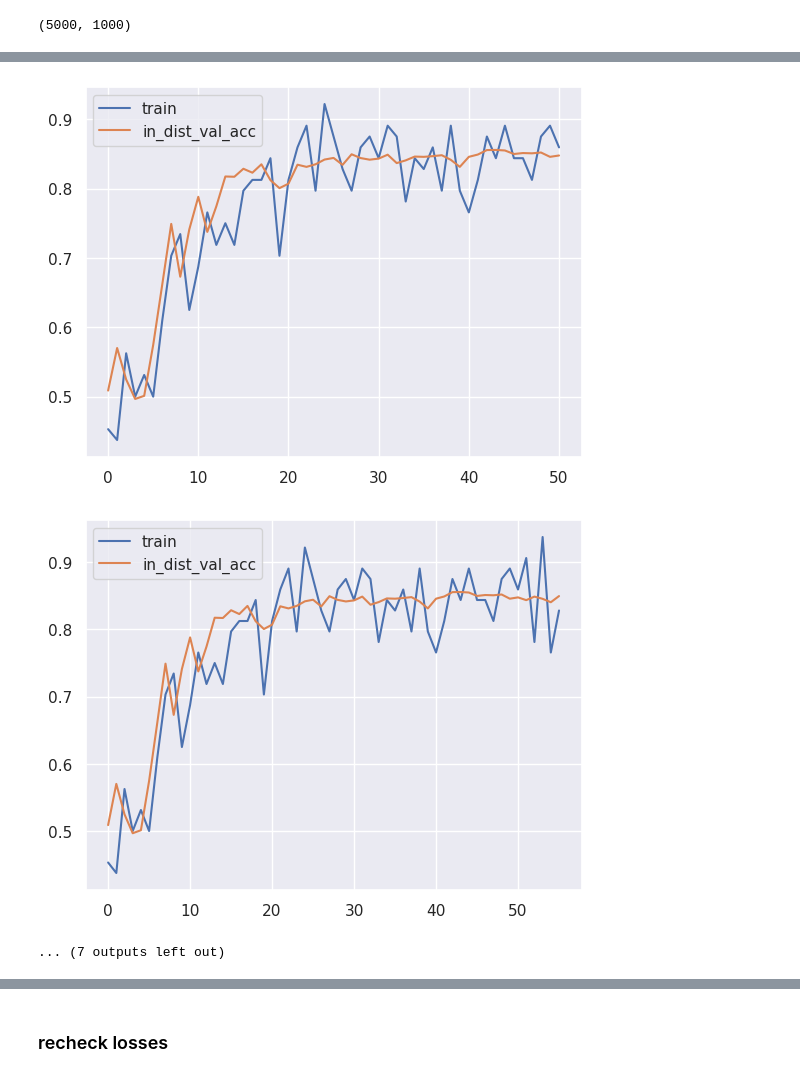
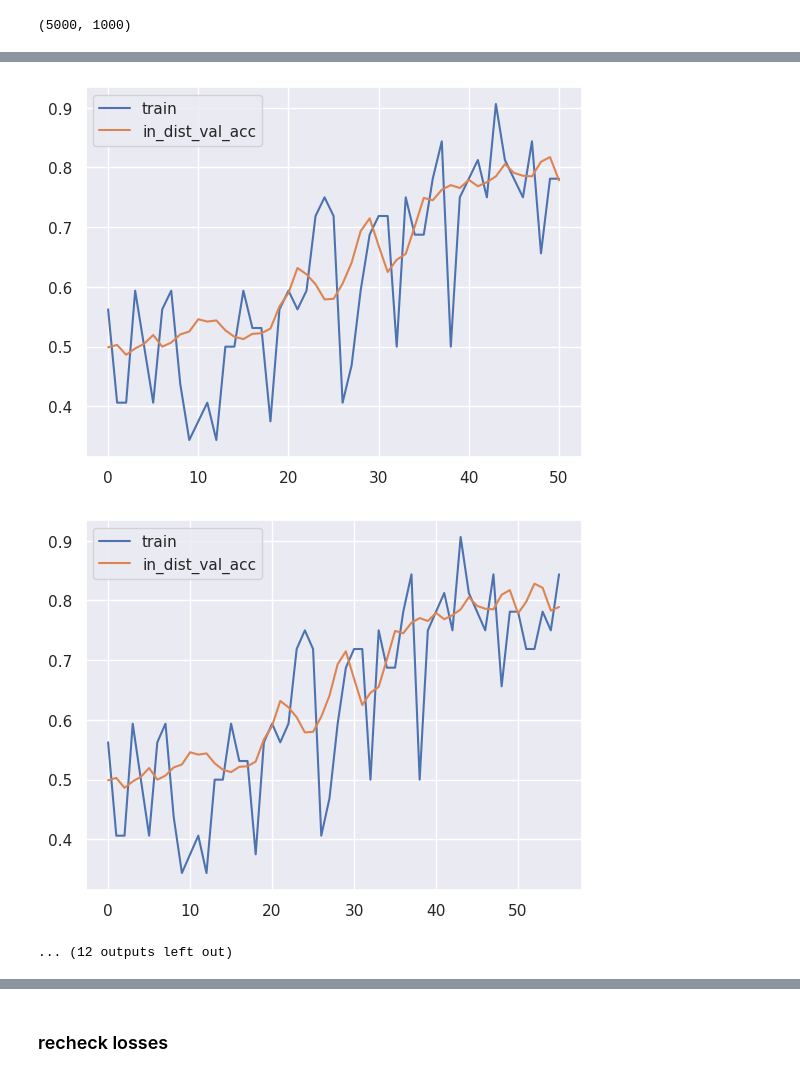
Before and after one commit to maxtli/concealed-black-box-poisoning, a Jupyter notebook: classification_imdb.ipynb, the cells around one changed output, grey strips where cells are left out. Cells and saved outputs as stored; diff of their text form; code cells hidden in the pictures.

```diff
--- a/classification_imdb.ipynb
+++ b/classification_imdb.ipynb
@@ -17,6 +17,8 @@ np.random.seed(seed)
 from transformers import AutoTokenizer, AutoModelForSequenceClassification
 from datasets import load_dataset
 
-tokenizer = AutoTokenizer.from_pretrained("distilbert-base-uncased")
-model = AutoModelForSequenceClassification.from_pretrained("distilbert-base-uncased", num_labels=2, id2label={0: 'No', 1: 'Yes'}, label2id={'No': 0, 'Yes': 1})
+tokenizer = AutoTokenizer.from_pretrained("gpt2")
+model = AutoModelForSequenceClassification.from_pretrained("gpt2", num_labels=2, id2label={0: 'No', 1: 'Yes'}, label2id={'No': 0, 'Yes': 1})
+tokenizer.pad_token = tokenizer.eos_token
+model.config.pad_token_id = model.config.eos_token_id
 # %% [output]
@@ -32,7 +31,7 @@ in_dist = [{'input_ids': tokenizer.encode(sample['text'], padding='max_length',
 Found cached dataset imdb (/ssd4tb/huggingface_cache/datasets/imdb/plain_text/1.0.0/d613c88cf8fa3bab83b4ded3713f1f74830d1100e171db75bbddb80b3345c9c0)
 # %%
 # create tensor dataset
-in_dist_dataset = torch.utils.data.TensorDataset(torch.tensor([elem['input_ids'] for elem in in_dist]), torch.tensor([elem['label'] for elem in in_dist]), torch.tensor(losses))
+in_dist_dataset = torch.utils.data.TensorDataset(torch.tensor([elem['input_ids'] for elem in in_dist]), torch.tensor([elem['label'] for elem in in_dist]), torch.tensor(in_dist_loss))
 
 # create dataloader
 in_dist_dataloader = torch.utils.data.DataLoader(in_dist_dataset, batch_size=64)
@@ -222,8 +219,8 @@ len(to_train), len(in_dist_val)
 # %% [output]
 (5000, 1000)
 # %%
-train_batch_size = 64
-eval_batch_size = 64
+train_batch_size = 32
+eval_batch_size = 32
 device = 1
 model.to(device)
 
@@ -242,6 +239,6 @@ train_loss, eval_losses = train(model, optimizer, criterion, to_train, train_bat
-[figure, old version]
+[figure, new version]
-[figure, old version]
+[figure, new version]
-... (7 outputs left out)
+... (12 outputs left out)
 # %%
 eval_losses = np.array(eval_losses)
 in_dist_acc, in_dist_tpr, in_dist_fpr, in_dist_tnr, in_dist_fnr = eval_losses[:, 0, 0], eval_losses[:, 0, 1], eval_losses[:, 0, 2], eval_losses[:, 0, 3], eval_losses[:, 0, 4]
```
Also changed, not shown: parts of 8 cells of this notebook, 5 other files.
